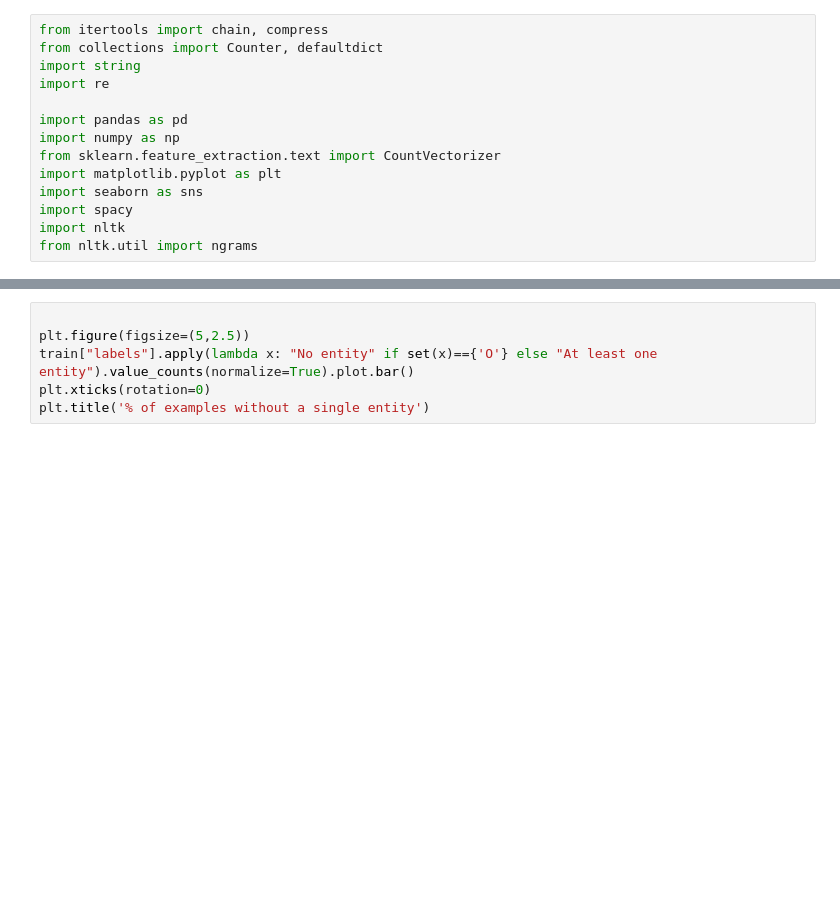
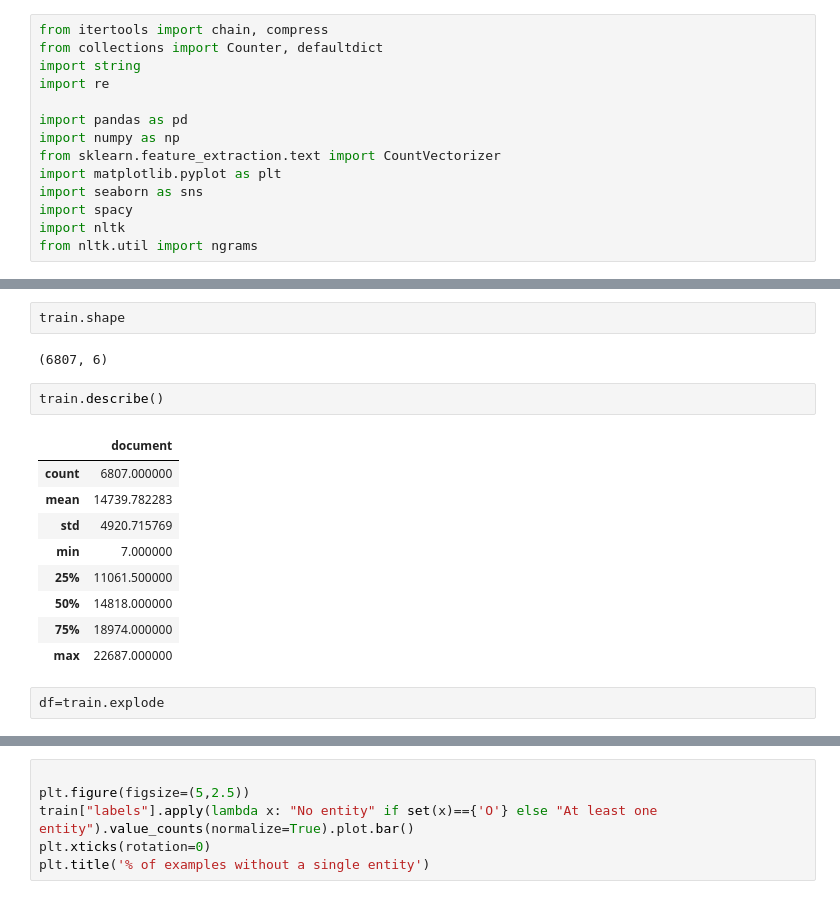
Before and after one commit to PreethamA/LanguageModel, a Jupyter notebook: pii-eda.ipynb, the cells around one changed output, grey strips where cells are left out. Cells and saved outputs as stored; diff of their text form; blank space fills up the shorter version.

```diff
--- a/pii-eda.ipynb
+++ b/pii-eda.ipynb
@@ -24,3 +24,21 @@ train.head()
 | 2 | 16 | Reporting process\n\nby Gilberto ... | [Reporting, process, \n\n, by, Gi... | [True, False, False, True, True, ... | [O, O, O, O, B-NAME_STUDENT, I-NA... |
 | 3 | 20 | Design Thinking for Innovation\n\... | [Design, Thinking, for, Innovatio... | [True, True, True, False, False, ... | [O, O, O, O, O, B-NAME_STUDENT, I... |
 | 4 | 56 | Assignment: Visualization Reflect... | [Assignment, :, , Visualization, ... | [False, False, False, False, Fals... | [O, O, O, O, O, O, O, O, O, O, O,... |
+# %%
+train.shape
+# %% [output]
+(6807, 6)
+# %%
+train.describe()
+# %% [output]
+|  | document |
+| count | 6807.000000 |
+| mean | 14739.782283 |
+| std | 4920.715769 |
+| min | 7.000000 |
+| 25% | 11061.500000 |
+| 50% | 14818.000000 |
+| 75% | 18974.000000 |
+| max | 22687.000000 |
+# %%
+df=train.explode
```
Also changed, not shown: parts of 5 cells of this notebook.
